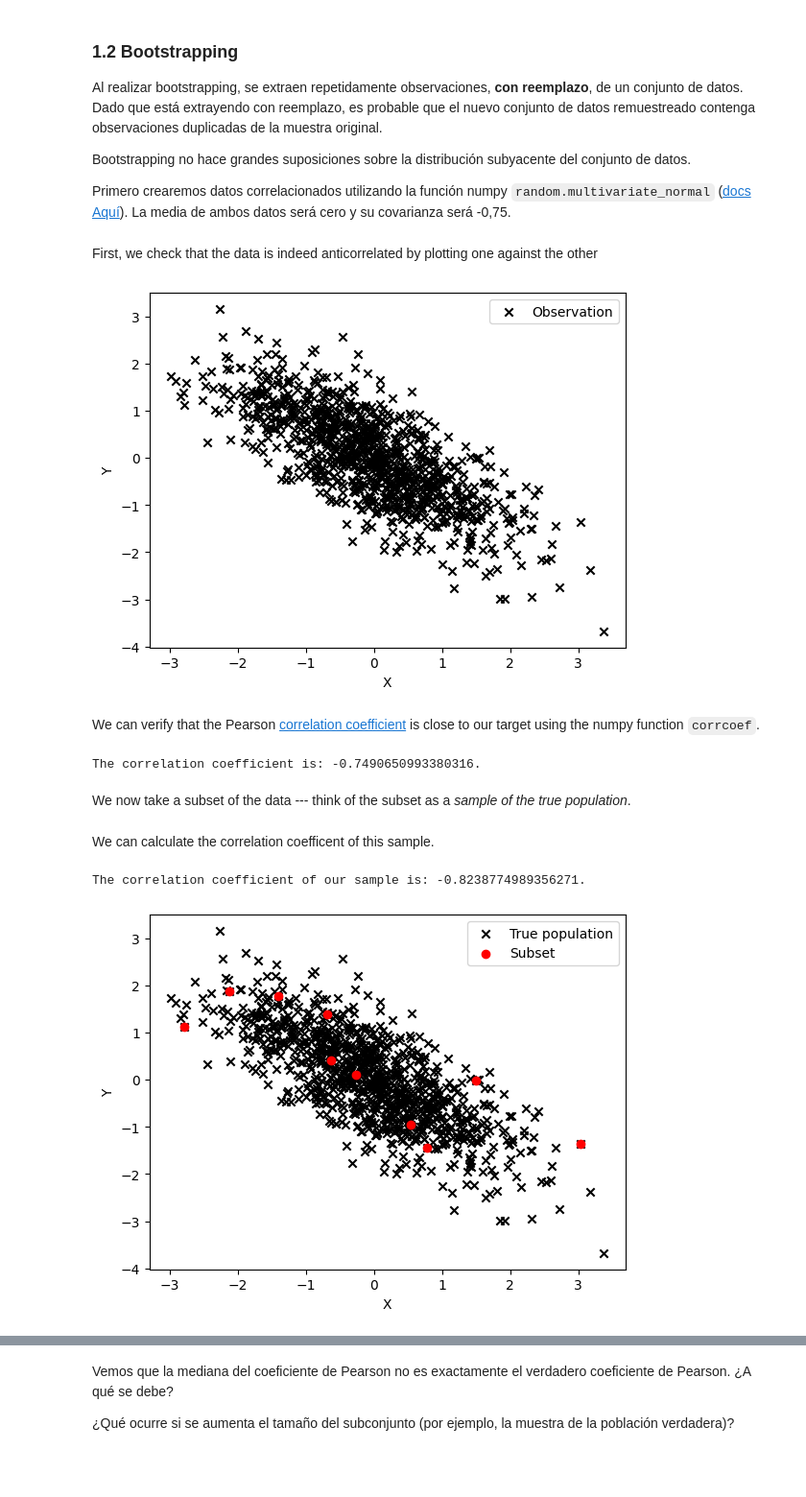
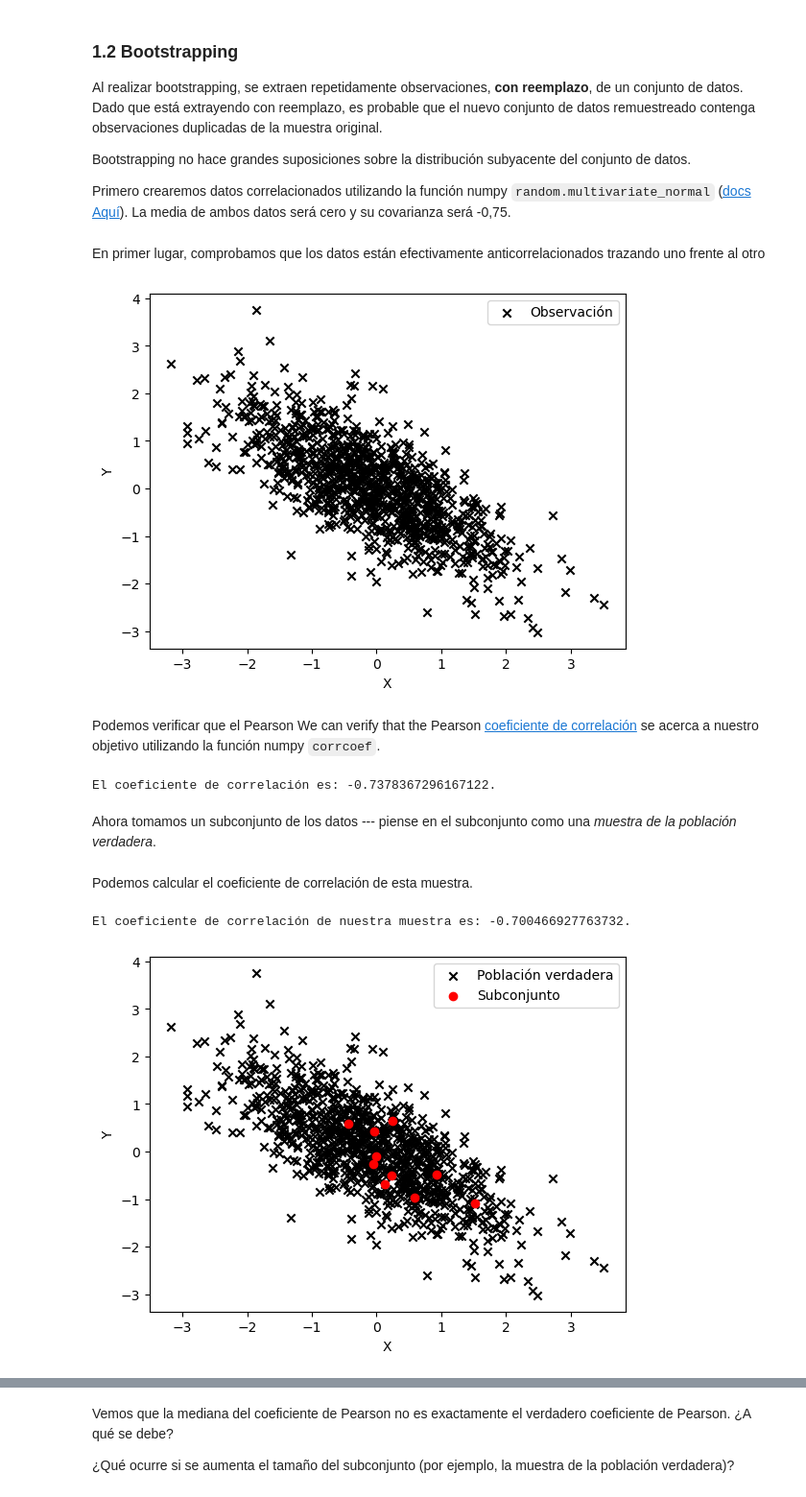
Before and after one commit to geo-smart/mlgeo-book, a Jupyter notebook: book/Chapter2-DataManipulation/2.6_resampling-spanish.ipynb, the cells around one changed output, grey strips where cells are left out. Shown at 96% size. Saved outputs shown, nothing was run; the diff lists cells and outputs as text; code cells hidden in the pictures; blank space fills up the shorter version.

```diff
--- a/book/Chapter2-DataManipulation/2.6_resampling-spanish.ipynb
+++ b/book/Chapter2-DataManipulation/2.6_resampling-spanish.ipynb
@@ -112,42 +112,42 @@ Primero crearemos datos correlacionados utilizando la función numpy ``random.mu
 correlated_data= np.random.multivariate_normal([0, 0], [[1, -.75], [-.75, 1]], 1000)
-# %% [markdown]
-First, we check that the data is indeed anticorrelated by plotting one against the other
+# %% [markdown]
+En primer lugar, comprobamos que los datos están efectivamente anticorrelacionados trazando uno frente al otro
 # %%
 plt.scatter(correlated_data[:, 0], correlated_data[:, 1], marker='x', c='black')
 plt.xlabel('X')
 plt.ylabel('Y')
-plt.legend(['Observation'])
+plt.legend(['Observación'])
 plt.show()
 # %% [output]
-[figure, old version]
+[figure, new version]
 # %% [markdown]
-We can verify that the Pearson [correlation coefficient](https://en.wikipedia.org/wiki/Correlation_coefficient) is close to our target using the numpy function ``corrcoef``.
+Podemos verificar que el Pearson We can verify that the Pearson [coeficiente de correlación](https://en.wikipedia.org/wiki/Correlation_coefficient) se acerca a nuestro objetivo utilizando la función numpy ``corrcoef``.
-# %%
-# The correlation matrix of the first and second columns of correlated_data
-correlation_matrix = np.corrcoef(correlated_data[:, 0], correlated_data[:, 1])
-
-# Check the correlation coefficient
-print('The correlation coefficient is: ' + str(correlation_matrix[0,1]) + '.')
-# %% [output]
-The correlation coefficient is: -0.7490650993380316.
-# %% [markdown]
-We now take a subset of the data --- think of the subset as a *sample of the true population*.
+# %%
+# La matriz de correlaciones de la primera y segunda columnas de datos_correlacionados
+correlation_matrix = np.corrcoef(correlated_data[:, 0], correlated_data[:, 1])
+
+# Comprobar el coeficiente de correlación
+print('El coeficiente de correlación es: ' + str(correlation_matrix[0,1]) + '.')
+# %% [output]
+El coeficiente de correlación es: -0.7378367296167122.
+# %% [markdown]
+Ahora tomamos un subconjunto de los datos --- piense en el subconjunto como una *muestra de la población verdadera*.
 # %%
 nsubset=10
 subset = rng.choice(correlated_data, size=nsubset, replace=False)
-# %% [markdown]
-We can calculate the correlation coefficent of this sample.
+# %% [markdown]
+Podemos calcular el coeficiente de correlación de esta muestra.
 # %%
-# Report the correlation coefficient of the subset
-print('The correlation coefficient of our sample is: ' + str(np.corrcoef(subset[:,0], subset[:, 1])[0,1]) + '.')
+# Informar del coeficiente de correlación del subconjunto
+print('El coeficiente de correlación de nuestra muestra es: ' + str(np.corrcoef(subset[:,0], subset[:, 1])[0,1]) + '.')
 
-# Plot up both the original data and our sample
+# Representar gráficamente los datos originales y nuestra muestra
 plt.scatter(correlated_data[:, 0], correlated_data[:, 1], marker='x', c='black')
 plt.scatter(subset[:,0], subset[:, 1], c='red')
 plt.xlabel('X')
 plt.ylabel('Y')
-plt.legend(['True population', 'Subset'])
+plt.legend(['Población verdadera', 'Subconjunto'])
 plt.show()
 # %% [output]
-The correlation coefficient of our sample is: -0.8238774989356271.
+El coeficiente de correlación de nuestra muestra es: -0.700466927763732.
-[figure, old version]
+[figure, new version]
```
Also changed, not shown: parts of 36 cells of this notebook.
